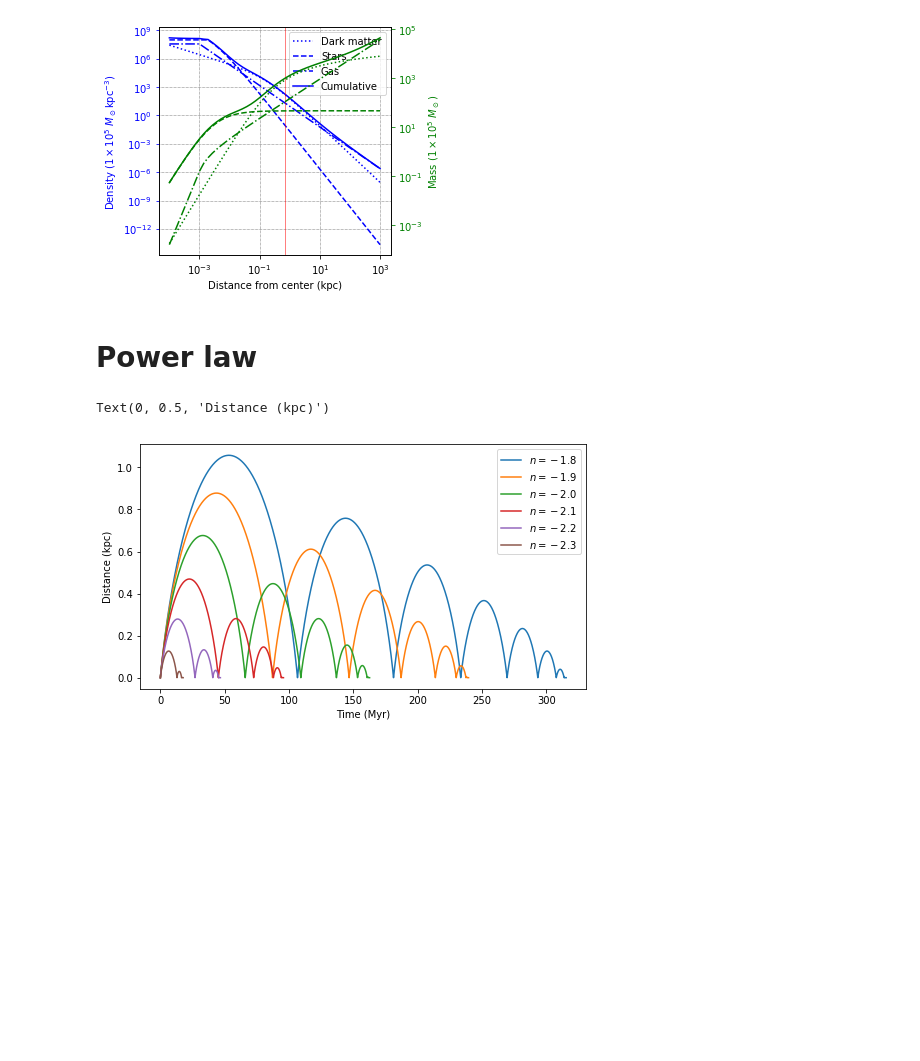
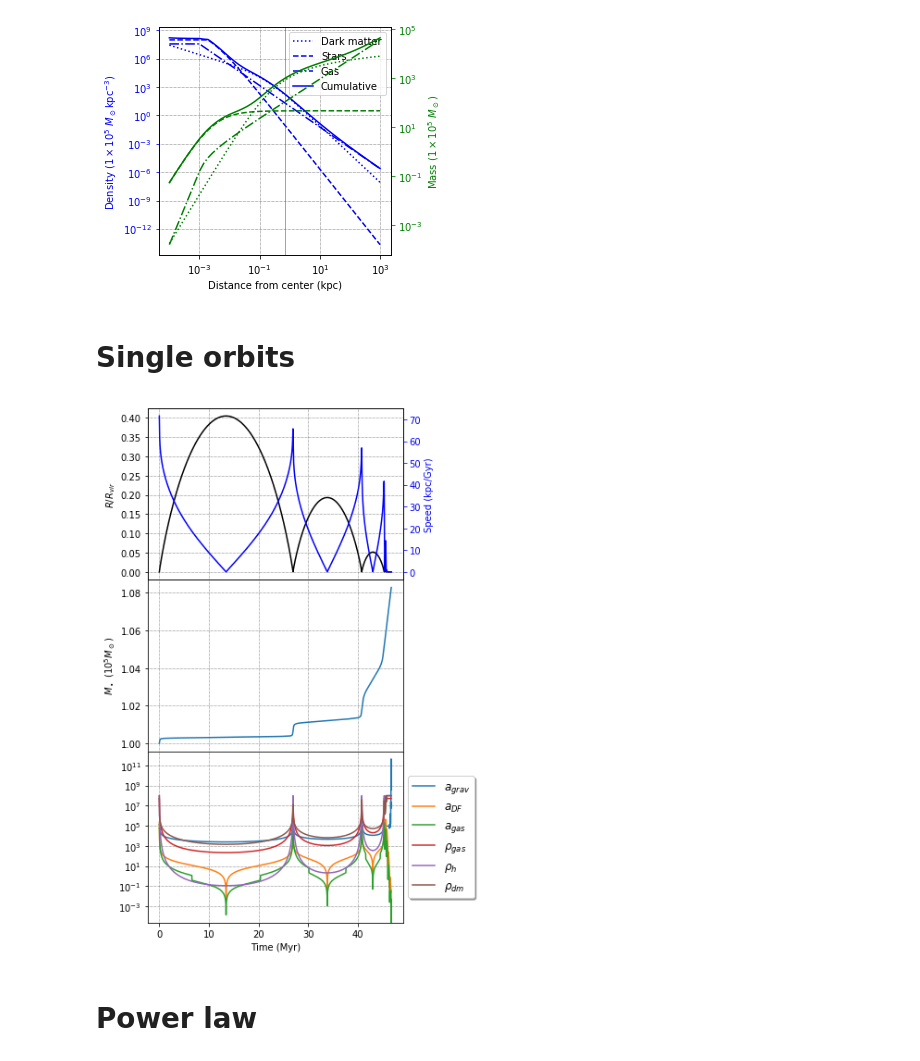
Before and after one commit to jsbarbosa/TesisFisica, a Jupyter notebook: Files/Week 6/Multiple.ipynb, the cells around one changed output. Cells and saved outputs as stored; diff of their text form; code cells hidden in the pictures; blank space fills up the shorter version.

```diff
--- a/Files/Week 6/Multiple.ipynb
+++ b/Files/Week 6/Multiple.ipynb
@@ -81,6 +81,26 @@ fig, axs = smbh.plotDensityMassForAll(r, figsize = (5, 4))
 fig.savefig("density_mass_fs3.png", dpi = 300)
 # %% [output]
 [figure]
+# %% [markdown]
+# Single orbits
+# %%
+v0 = 70 * 1.023 # to kpc / gyr
+
+dt = 1e-6
+smbh_m = 1
+
+smbh.setStellarRatio(0.01)
+
+smbh.setGasPower(-2.2)
+result = smbh.run([v0, 0, 0], smbh_m, save_every = 10)
+
+fig, (ax1, ax2, ax3) = smbh.plotProperties(result)
+
+fig.savefig('properties_s01v70.png', dpi = 300)
+
+plt.show()
+# %% [output]
+[figure, added]
 # %% [markdown]
 # Power law
 # %%
@@ -106,10 +120,0 @@ for power in powers:
-# %%
-fig, ax = plt.subplots(figsize = (8, 4.5))
-for i in range(len(powers)):
-    ax.plot(1000 * times[i], positions[i], label = "$n = %.1f$" % powers[i])
-ax.legend()
-ax.set_xlabel("Time (Myr)")
-ax.set_ylabel("Distance (kpc)")
-# %% [output]
-Text(0, 0.5, 'Distance (kpc)')
-[figure, removed]
```
Also changed, not shown: parts of 12 cells of this notebook, 51 other files.
